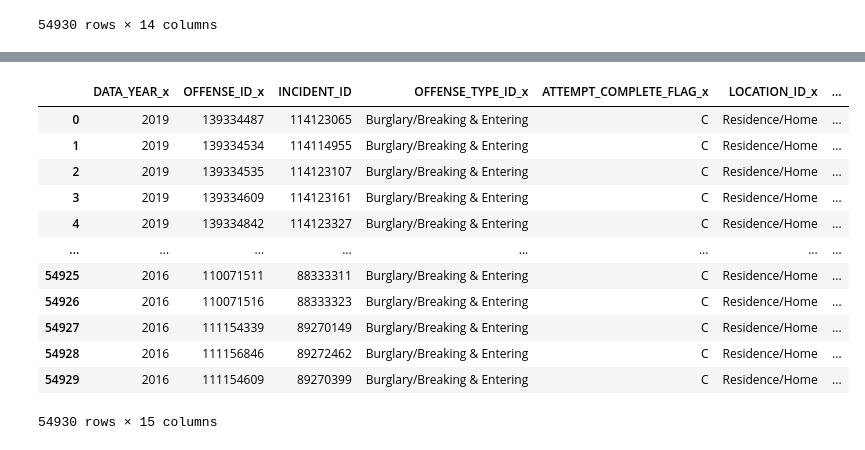
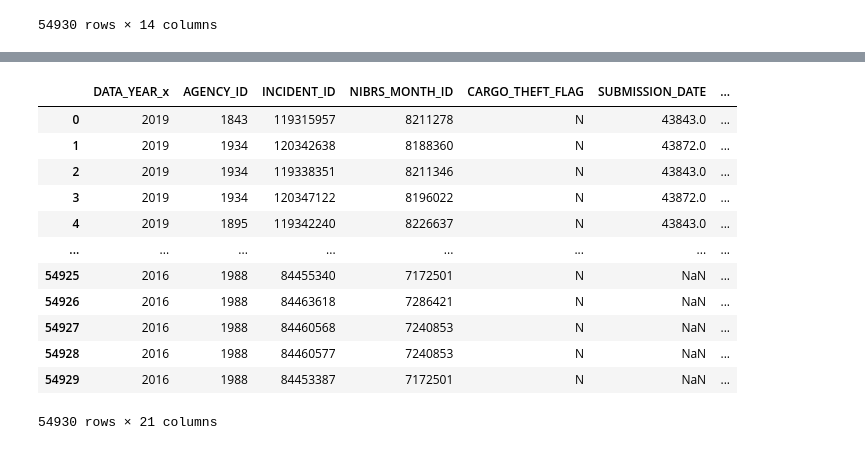
Before and after one commit to mfGWU/module20_finalproject, a Jupyter notebook: DataAnalysis_phase.ipynb, the cells around one changed output, grey strips where cells are left out. Saved outputs shown, nothing was run; the diff lists cells and outputs as text; code cells hidden in the pictures.

Commit message:
Updated DataAnalysis+phase notebook.
Updated DataAnalysis+phase notebook.

```diff
--- a/DataAnalysis_phase.ipynb
+++ b/DataAnalysis_phase.ipynb
@@ -100,21 +110,21 @@ colorado_offense_da_df
 # %%
 # Merge two Pandas DataFrames on multiple columns in Python
 
 #pd.concat([colorado_incidents_da_df,colorado_offense_da_df], ignore_index=True)
-merged_df = pd.merge(colorado_offense_da_df, colorado_offense_da_df, how="inner",
+merged_df = pd.merge(colorado_incidents_da_df, colorado_offense_da_df, how="inner",
     on=['INCIDENT_ID', 'INCIDENT_ID'])
 merged_df
 # %% [output]
-|  | ﻿DATA_YEAR_x | OFFENSE_ID_x | INCIDENT_ID | OFFENSE_TYPE_ID_x | ATTEMPT_COMPLETE_FLAG_x | LOCATION_ID_x | ... |
-| 0 | 2019 | 139334487 | 114123065 | Burglary/Breaking & Entering | C | Residence/Home | ... |
-| 1 | 2019 | 139334534 | 114114955 | Burglary/Breaking & Entering | C | Residence/Home | ... |
-| 2 | 2019 | 139334535 | 114123107 | Burglary/Breaking & Entering | C | Residence/Home | ... |
-| 3 | 2019 | 139334609 | 114123161 | Burglary/Breaking & Entering | C | Residence/Home | ... |
-| 4 | 2019 | 139334842 | 114123327 | Burglary/Breaking & Entering | C | Residence/Home | ... |
+|  | ﻿DATA_YEAR_x | AGENCY_ID | INCIDENT_ID | NIBRS_MONTH_ID | CARGO_THEFT_FLAG | SUBMISSION_DATE | ... |
+| 0 | 2019 | 1843 | 119315957 | 8211278 | N | 43843.0 | ... |
+| 1 | 2019 | 1934 | 120342638 | 8188360 | N | 43872.0 | ... |
+| 2 | 2019 | 1934 | 119338351 | 8211346 | N | 43843.0 | ... |
+| 3 | 2019 | 1934 | 120347122 | 8196022 | N | 43872.0 | ... |
+| 4 | 2019 | 1895 | 119342240 | 8226637 | N | 43843.0 | ... |
 | ... | ... | ... | ... | ... | ... | ... | ... |
-| 54925 | 2016 | 110071511 | 88333311 | Burglary/Breaking & Entering | C | Residence/Home | ... |
-| 54926 | 2016 | 110071516 | 88333323 | Burglary/Breaking & Entering | C | Residence/Home | ... |
-| 54927 | 2016 | 111154339 | 89270149 | Burglary/Breaking & Entering | C | Residence/Home | ... |
-| 54928 | 2016 | 111156846 | 89272462 | Burglary/Breaking & Entering | C | Residence/Home | ... |
-| 54929 | 2016 | 111154609 | 89270399 | Burglary/Breaking & Entering | C | Residence/Home | ... |
+| 54925 | 2016 | 1988 | 84455340 | 7172501 | N | NaN | ... |
+| 54926 | 2016 | 1988 | 84463618 | 7286421 | N | NaN | ... |
+| 54927 | 2016 | 1988 | 84460568 | 7240853 | N | NaN | ... |
+| 54928 | 2016 | 1988 | 84460577 | 7240853 | N | NaN | ... |
+| 54929 | 2016 | 1988 | 84453387 | 7172501 | N | NaN | ... |
-54930 rows × 15 columns
+54930 rows × 21 columns
```
Also changed, not shown: parts of 22 cells of this notebook, 1 other file.
